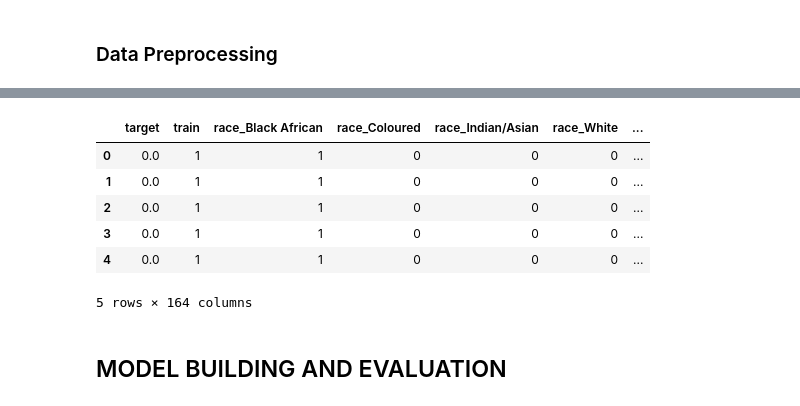
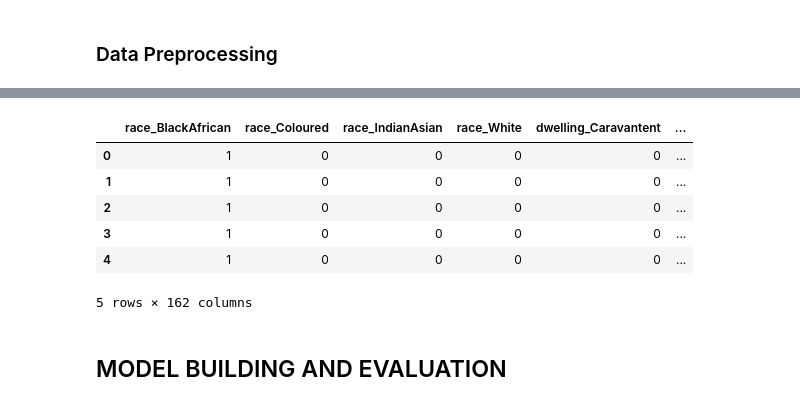
Before and after one commit to Odomero/Zindi_Safety_Hack, a Jupyter notebook: Safety_Hack_Zindi.ipynb, the cells around one changed output, grey strips where cells are left out. Drawn from its saved outputs; the diff is of its cells as text; code cells hidden in the pictures.

```diff
--- a/Safety_Hack_Zindi.ipynb
+++ b/Safety_Hack_Zindi.ipynb
@@ -206,10 +294,10 @@ all_data = pd.get_dummies(all_data, columns= col)
 # %%
-all_data.head()
+features.head()
 # %% [output]
-|  | target | train | race_Black African | race_Coloured | race_Indian/Asian | race_White | ... |
-| 0 | 0.0 | 1 | 1 | 0 | 0 | 0 | ... |
-| 1 | 0.0 | 1 | 1 | 0 | 0 | 0 | ... |
-| 2 | 0.0 | 1 | 1 | 0 | 0 | 0 | ... |
-| 3 | 0.0 | 1 | 1 | 0 | 0 | 0 | ... |
-| 4 | 0.0 | 1 | 1 | 0 | 0 | 0 | ... |
+|  | race_BlackAfrican | race_Coloured | race_IndianAsian | race_White | dwelling_Caravantent | ... |
+| 0 | 1 | 0 | 0 | 0 | 0 | ... |
+| 1 | 1 | 0 | 0 | 0 | 0 | ... |
+| 2 | 1 | 0 | 0 | 0 | 0 | ... |
+| 3 | 1 | 0 | 0 | 0 | 0 | ... |
+| 4 | 1 | 0 | 0 | 0 | 0 | ... |
-5 rows × 164 columns
+5 rows × 162 columns
```
Also changed, not shown: parts of 55 cells of this notebook, 3 other files.
